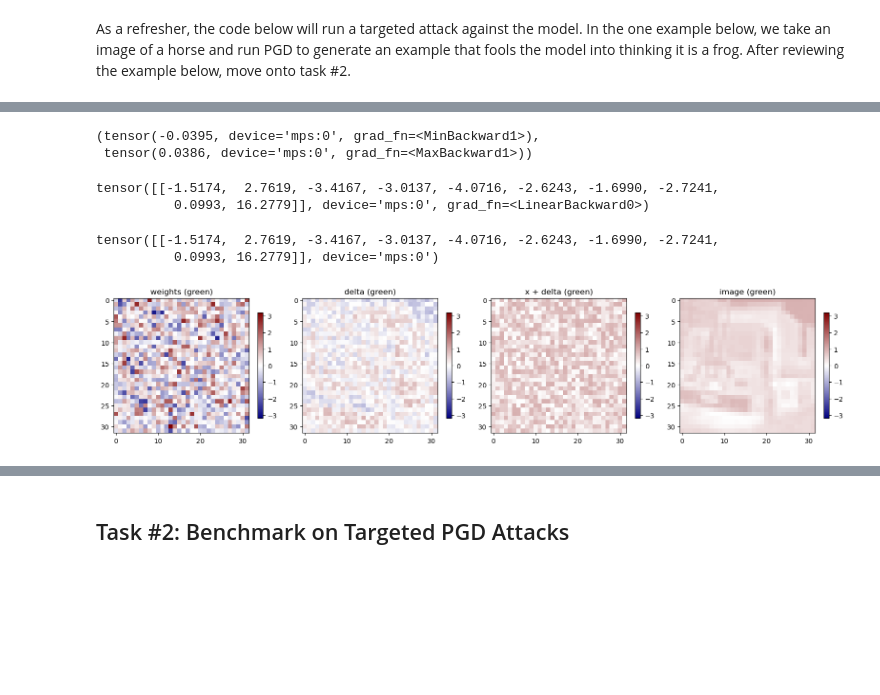
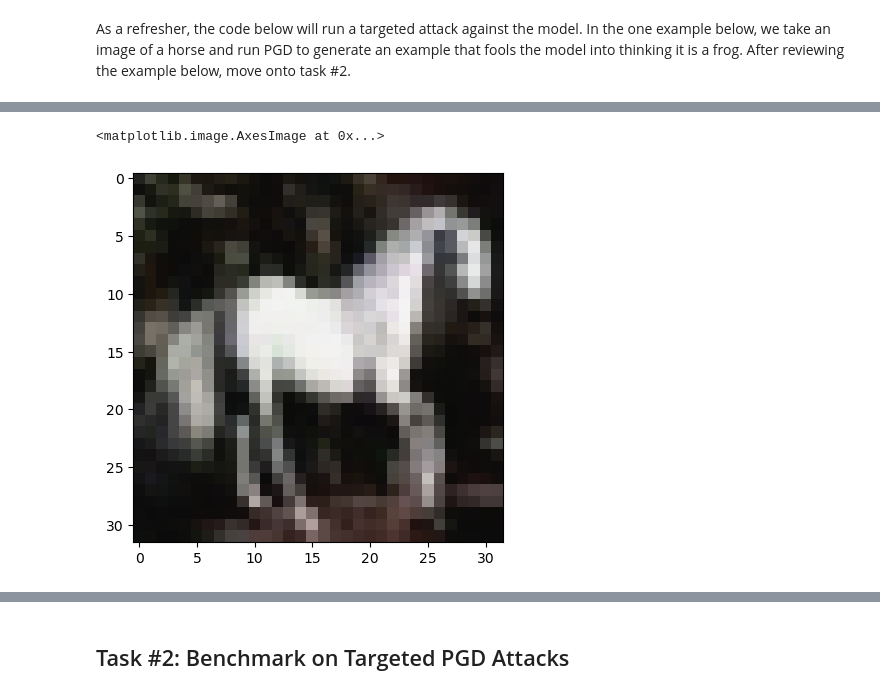
Before and after one commit to zroe1/xlab-ai-security, a Jupyter notebook: working/robust_bench.ipynb, the cells around one changed output, grey strips where cells are left out. Cells and saved outputs as stored; diff of their text form; code cells hidden in the pictures; blank space fills up the shorter version.

```diff
--- a/working/robust_bench.ipynb
+++ b/working/robust_bench.ipynb
@@ -96,11 +92,11 @@ As a refresher, the code below will run a targeted attack against the model. In
 # %%
 img_idx = 13 # this is an image of a horse
 true_class_idx = y_test[img_idx].item()
-target_class = 'frog'
+target_class = 'bird'
 
-print(f'Running PGD to misclasify {itos[true_class_idx]} as {target_class}...')
+print(f'Running CW to misclasify {itos[true_class_idx]} as {target_class}...')
 
-adv_images = pgd(x_test[img_idx:img_idx+1], torch.tensor([stoi[target_class]]))
+adv_images = xlab.utils.CW_targeted_l2(x_test[img_idx:img_idx+1], model, c=0.01, target=stoi[target_class])
 
 model_adv_pred = torch.argmax(model(adv_images)).item()
 model_clean_pred = torch.argmax(model(x_test[img_idx:img_idx+1].to('mps'))).item()
@@ -211,40 +108,5 @@ tensor(0.0588, device='mps:0', grad_fn=<AddBackward0>) tensor(0.0171, device='mp
-# %%
-torch.min(out_delta), torch.max(out_delta)
-# %% [output]
-(tensor(-0.0395, device='mps:0', grad_fn=<MinBackward1>),
- tensor(0.0386, device='mps:0', grad_fn=<MaxBackward1>))
-# %%
-model(x.to('mps').unsqueeze(0))
-# %% [output]
-tensor([[-1.5174,  2.7619, -3.4167, -3.0137, -4.0716, -2.6243, -1.6990, -2.7241,
-          0.0993, 16.2779]], device='mps:0', grad_fn=<LinearBackward0>)
-# %%
-with torch.no_grad():
-    print(model(x.to('mps').unsqueeze(0)))
-# %% [output]
-tensor([[-1.5174,  2.7619, -3.4167, -3.0137, -4.0716, -2.6243, -1.6990, -2.7241,
-          0.0993, 16.2779]], device='mps:0')
-# %%
-# (F.tanh(w) + 1) --> between 0 and 2
-# 0.5 * (F.tanh(w) + 1) --> between 0 and 1
-# the weights find a value between 0 and 1
-
-# therefore  x_i + (0.5 * (F.tanh(w) + 1) - x_i) --> between 0 and 1
-# note that delta can still be either negative or positive and we are not
-# giving limits to the kinds of pertubations that we can find -- we are only
-# giving the constraint that the image must be between 0 and 1.
-
-x = x_test[14].cpu()
-w = torch.randn((3, 32, 32))
-delta = 0.5 * (F.tanh(w) + 1) - x
-x_plus_delta = 0.5 * (F.tanh(w) + 1)
-
-
-_ = xlab.utils.plot_tensors(
-    [w[1], delta[1], x_plus_delta[1], x[1]], # plot only red channel, ignore green & blue
-    log_scale=False,
-    ncols=4,
-    titles = ["weights (green)", "delta (green)", "x + delta (green)", "image (green)"]
-)
-# %% [output]
-[figure, removed]
+# %%
+plt.imshow(adv_images.squeeze(0).permute(1,2,0).detach().cpu())
+# %% [output]
+<matplotlib.image.AxesImage at 0x...>
+[figure, added]
```
Also changed, not shown: parts of 18 cells of this notebook.
